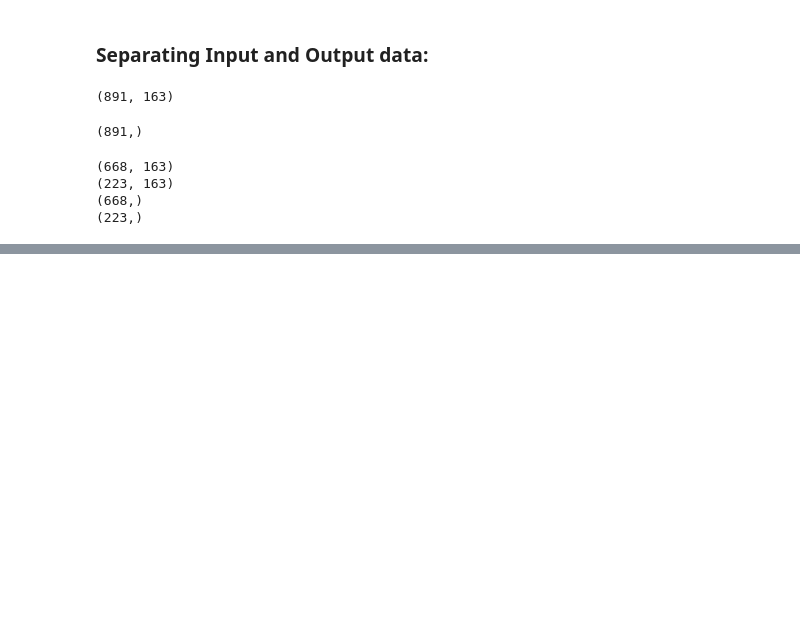
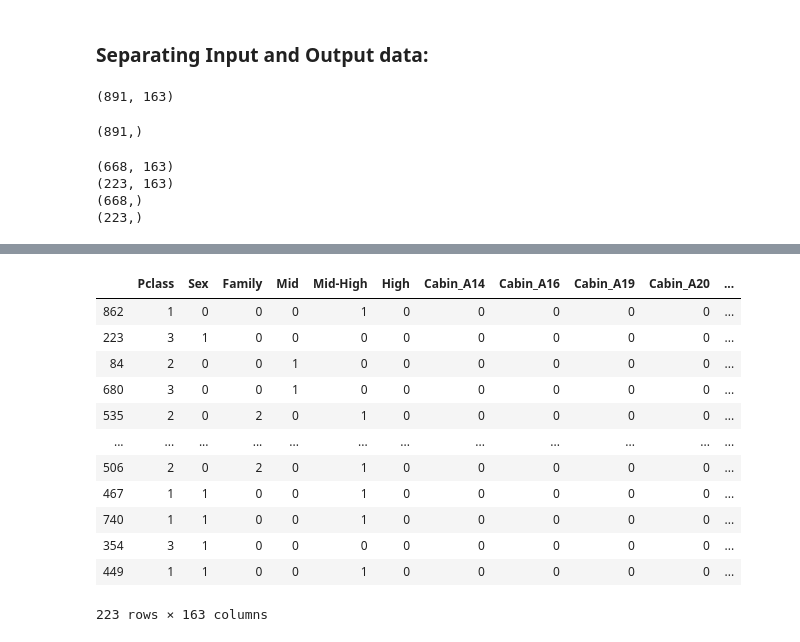
Before and after one commit to srinija5/AIML2020, a Jupyter notebook: Day 23(19-06-2020).ipynb, the cells around one changed output, grey strips where cells are left out. Drawn from its saved outputs; the diff is of its cells as text; code cells hidden in the pictures; blank space fills up the shorter version.

```diff
--- a/Day 23(19-06-2020).ipynb
+++ b/Day 23(19-06-2020).ipynb
@@ -370,0 +405,17 @@ print(y_test.shape)
+# %%
+X_test
+#Input for test set
+# %% [output]
+|  | Pclass | Sex | Family | Mid | Mid-High | High | Cabin_A14 | Cabin_A16 | Cabin_A19 | Cabin_A20 | ... |
+| 862 | 1 | 0 | 0 | 0 | 1 | 0 | 0 | 0 | 0 | 0 | ... |
+| 223 | 3 | 1 | 0 | 0 | 0 | 0 | 0 | 0 | 0 | 0 | ... |
+| 84 | 2 | 0 | 0 | 1 | 0 | 0 | 0 | 0 | 0 | 0 | ... |
+| 680 | 3 | 0 | 0 | 1 | 0 | 0 | 0 | 0 | 0 | 0 | ... |
+| 535 | 2 | 0 | 2 | 0 | 1 | 0 | 0 | 0 | 0 | 0 | ... |
+| ... | ... | ... | ... | ... | ... | ... | ... | ... | ... | ... | ... |
+| 506 | 2 | 0 | 2 | 0 | 1 | 0 | 0 | 0 | 0 | 0 | ... |
+| 467 | 1 | 1 | 0 | 0 | 1 | 0 | 0 | 0 | 0 | 0 | ... |
+| 740 | 1 | 1 | 0 | 0 | 1 | 0 | 0 | 0 | 0 | 0 | ... |
+| 354 | 3 | 1 | 0 | 0 | 0 | 0 | 0 | 0 | 0 | 0 | ... |
+| 449 | 1 | 1 | 0 | 0 | 1 | 0 | 0 | 0 | 0 | 0 | ... |
+223 rows × 163 columns
```
Also changed, not shown: parts of 23 cells of this notebook.
